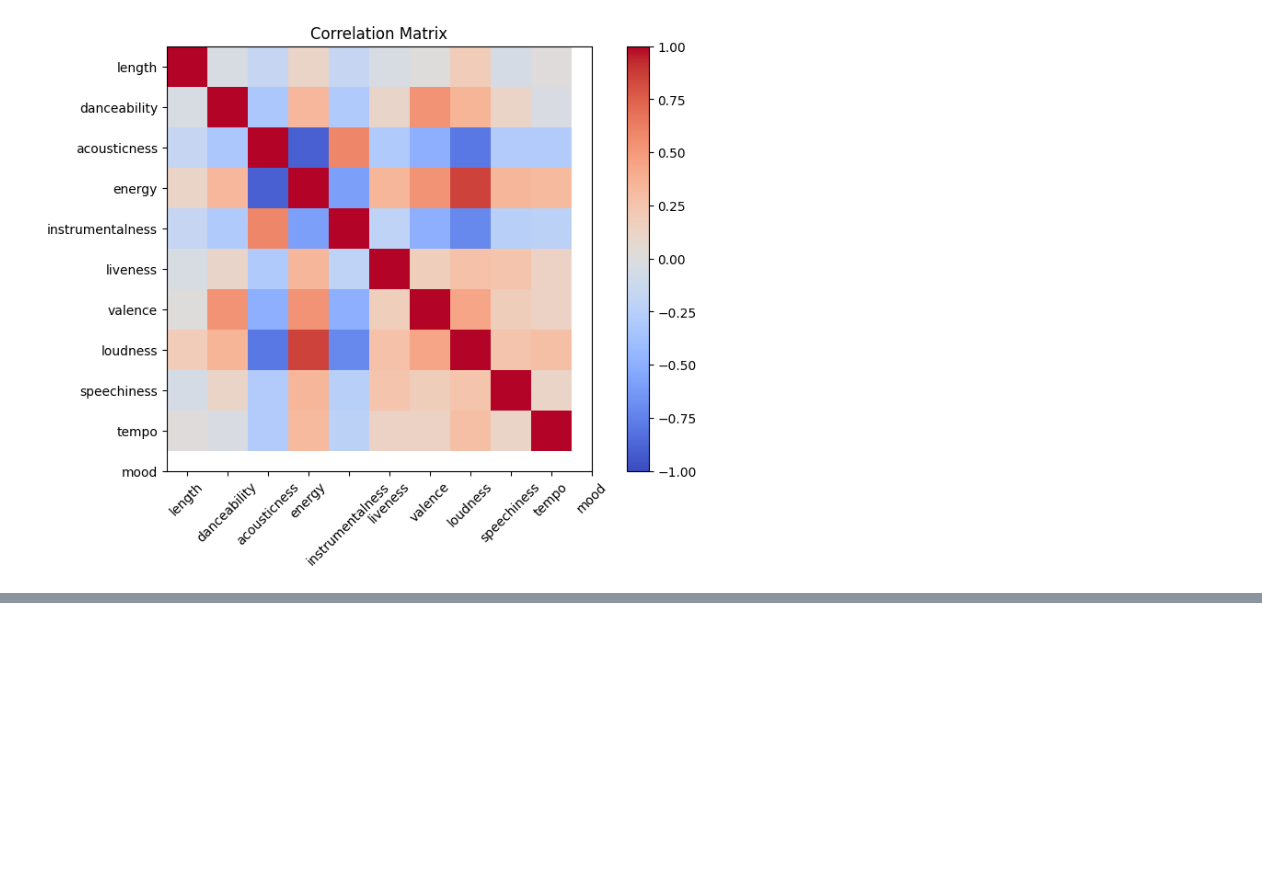
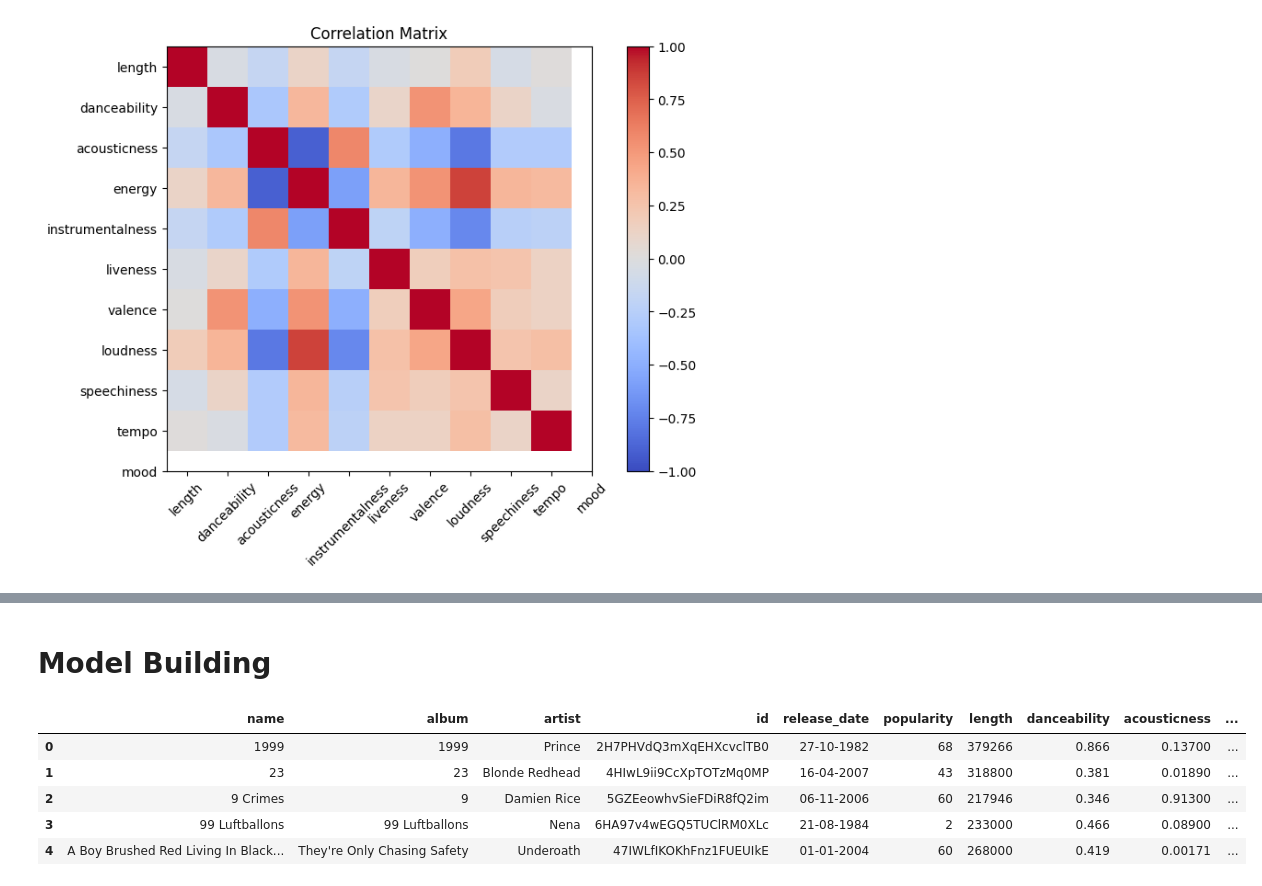
Before and after one commit to MadhurJ20/Music-Mood-Analyser, a Jupyter notebook: Project.ipynb, the cells around one changed output, grey strips where cells are left out. Cells and saved outputs as stored; diff of their text form; code cells hidden in the pictures; blank space fills up the shorter version.

```diff
--- a/Project.ipynb
+++ b/Project.ipynb
@@ -168,0 +252,2 @@ plt.show()
+# %% [markdown]
+# Model Building
@@ -168,0 +257,9 @@ plt.show()
+# %%
+data.head()
+# %% [output]
+|  | name | album | artist | id | release_date | popularity | length | danceability | acousticness | ... |
+| 0 | 1999 | 1999 | Prince | 2H7PHVdQ3mXqEHXcvclTB0 | 27-10-1982 | 68 | 379266 | 0.866 | 0.13700 | ... |
+| 1 | 23 | 23 | Blonde Redhead | 4HIwL9ii9CcXpTOTzMq0MP | 16-04-2007 | 43 | 318800 | 0.381 | 0.01890 | ... |
+| 2 | 9 Crimes | 9 | Damien Rice | 5GZEeowhvSieFDiR8fQ2im | 06-11-2006 | 60 | 217946 | 0.346 | 0.91300 | ... |
+| 3 | 99 Luftballons | 99 Luftballons | Nena | 6HA97v4wEGQ5TUClRM0XLc | 21-08-1984 | 2 | 233000 | 0.466 | 0.08900 | ... |
+| 4 | A Boy Brushed Red Living In Black... | They're Only Chasing Safety | Underoath | 47IWLfIKOKhFnz1FUEUIkE | 01-01-2004 | 60 | 268000 | 0.419 | 0.00171 | ... |
```
Also changed, not shown: parts of 22 cells of this notebook.
